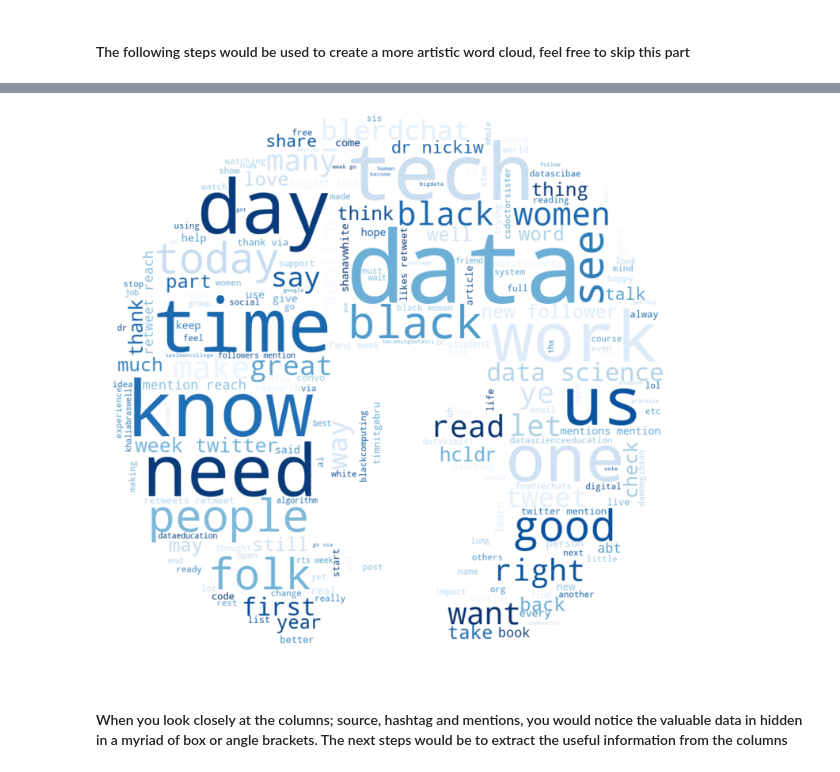
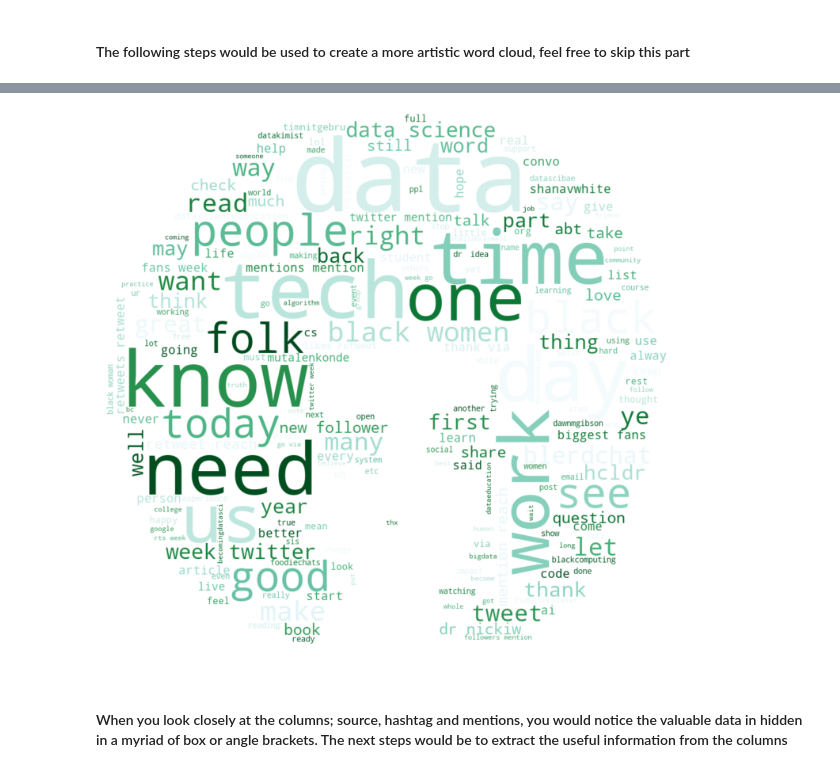
Before and after one commit to Jhoie/Twitter-Analysis, a Jupyter notebook: Tweets_Analysis.ipynb, the cells around one changed output, grey strips where cells are left out. Cells and saved outputs as stored; diff of their text form; code cells hidden in the pictures.

Commit message:
Changed color of word cloud

```diff
--- a/Tweets_Analysis.ipynb
+++ b/Tweets_Analysis.ipynb
@@ -332,12 +311,12 @@ array([[[255, 255, 255],
 # %%
-wordcloud = WordCloud(background_color='white', mask=afro_mask, colormap="Blues").generate(clean_tweet)
+wordcloud = WordCloud(background_color='white', mask=afro_mask, colormap="BuGn").generate(clean_tweet)
 plt.figure( figsize=(10,10), facecolor = None)
 plt.imshow(wordcloud, interpolation='bilinear')
 plt.axis('off')
 plt.tight_layout(pad = 0)
 plt.show()
 # %% [output]
-[figure, old version]
+[figure, new version]
 # %% [markdown]
 #### When you look closely at the columns; source, hashtag and mentions, you would notice the valuable data in hidden in a myriad of box or angle brackets. The next steps would be to extract the useful information from the columns
 # %%
```
Also changed, not shown: parts of 4 cells of this notebook.
